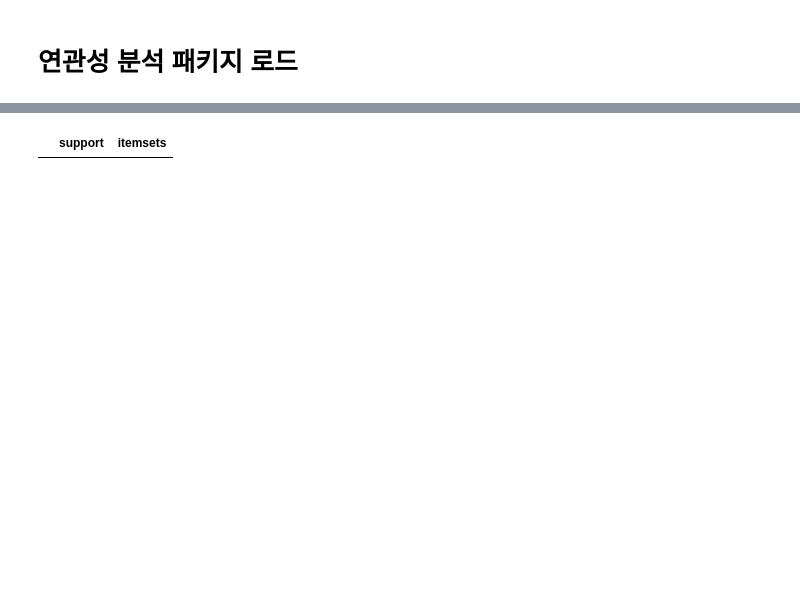
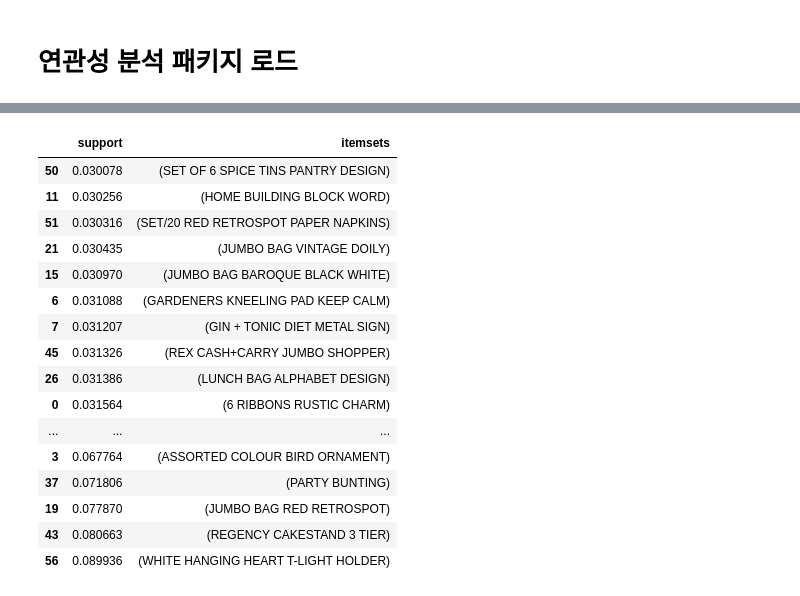
Before and after one commit to JungHunL22/Customer_Analysis_PLT, a Jupyter notebook: code/연관성 분석(TransactionEncoder).ipynb, the cells around one changed output, grey strips where cells are left out. Drawn from its saved outputs; the diff is of its cells as text; code cells hidden in the pictures; blank space fills up the shorter version.

```diff
--- a/code/연관성 분석.ipynb
+++ b/code/연관성 분석(TransactionEncoder).ipynb
@@ -25,7 +25,7 @@ def SQL_load(sql):
 # retail=SQL_load('''select * from plt.retail_on_top10''')
 # label=SQL_load('''select * from plt.log_df''')
 # %%
-aprior=SQL_load('''select A.customerid,group_concat(Description separator '|') as apr from plt.retail_on_top10 A join plt.log_df B on A.CustomerID=B.customerid group by A.customerid;''')
+aprior=SQL_load('''select invoiceno,group_concat(Description separator '|') as apr from plt.retail_on_top10 A join plt.log_df B on A.CustomerID=B.customerid group by 1;''')
 # %%
 aprior.apr[1].replace(' |','|')
 # %% [output]
@@ -68,5 +64,5 @@ AttributeError: 'Series' object has no attribute 'reshape'
 # %%
-df=pd.DataFrame({'no':aprior.customerid.astype(int).astype(str),'apr':res})
+df=pd.DataFrame({'no':aprior.invoiceno,'apr':res})
 df
 # %% [output]
 |  | no | apr |
@@ -85,3 +81,5 @@ df
+# %%
+fin=df.apr.values.tolist()
 # %% [markdown]
 # 연관성 분석 패키지 로드
 # %%
@@ -91,7 +89,7 @@ from mlxtend.preprocessing import TransactionEncoder
 from mlxtend.frequent_patterns import apriori
 # %%
 te=TransactionEncoder()
-te_res=te.fit(res).transform(res)
+te_res=te.fit(fin).transform(fin)
 # %%
 te_res
 # %% [output]
@@ -143,5 +141,21 @@ c0
 # %%
-item0=apriori(c0,use_colnames=True)
-item0
+item0=apriori(c0,min_support = 0.03,use_colnames=True)
+item0.sort_values('support',ascendin)
 # %% [output]
 |  | support | itemsets |
+| 50 | 0.030078 | (SET OF 6 SPICE TINS PANTRY DESIGN) |
+| 11 | 0.030256 | (HOME BUILDING BLOCK WORD) |
+| 51 | 0.030316 | (SET/20 RED RETROSPOT PAPER NAPKINS) |
+| 21 | 0.030435 | (JUMBO BAG VINTAGE DOILY) |
+| 15 | 0.030970 | (JUMBO BAG BAROQUE BLACK WHITE) |
+| 6 | 0.031088 | (GARDENERS KNEELING PAD KEEP CALM) |
+| 7 | 0.031207 | (GIN + TONIC DIET METAL SIGN) |
+| 45 | 0.031326 | (REX CASH+CARRY JUMBO SHOPPER) |
+| 26 | 0.031386 | (LUNCH BAG ALPHABET DESIGN) |
+| 0 | 0.031564 | (6 RIBBONS RUSTIC CHARM) |
+| ... | ... | ... |
+| 3 | 0.067764 | (ASSORTED COLOUR BIRD ORNAMENT) |
+| 37 | 0.071806 | (PARTY BUNTING) |
+| 19 | 0.077870 | (JUMBO BAG RED RETROSPOT) |
+| 43 | 0.080663 | (REGENCY CAKESTAND 3 TIER) |
+| 56 | 0.089936 | (WHITE HANGING HEART T-LIGHT HOLDER) |
```
Also changed, not shown: parts of 8 cells of this notebook.
